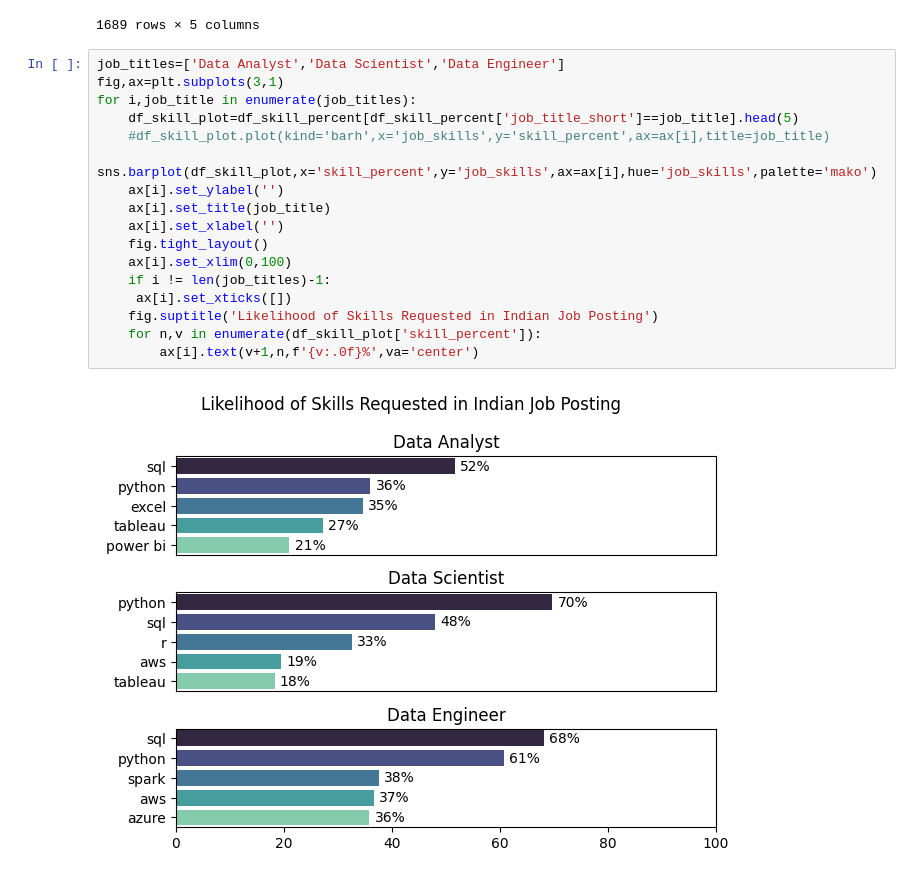
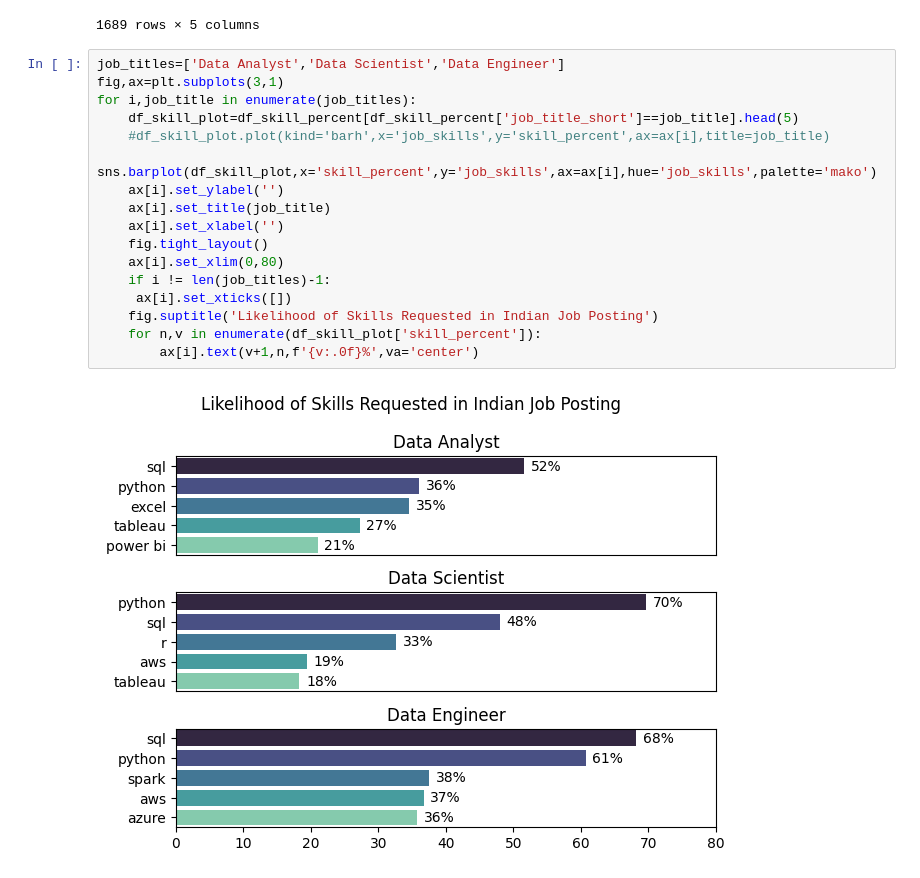
Before and after one commit to Johan0957/python-projects, a Jupyter notebook: 3_Project/2_Skills_Demand.ipynb, the cells around one changed output. Cells and saved outputs as stored; diff of their text form.

```diff
--- a/3_Project/2_Skills_Demand.ipynb
+++ b/3_Project/2_Skills_Demand.ipynb
@@ -89,19 +89,19 @@ df_skill_percent
 # %%
 job_titles=['Data Analyst','Data Scientist','Data Engineer']
 fig,ax=plt.subplots(3,1)
 for i,job_title in enumerate(job_titles):
     df_skill_plot=df_skill_percent[df_skill_percent['job_title_short']==job_title].head(5)
     #df_skill_plot.plot(kind='barh',x='job_skills',y='skill_percent',ax=ax[i],title=job_title)
     sns.barplot(df_skill_plot,x='skill_percent',y='job_skills',ax=ax[i],hue='job_skills',palette='mako')
     ax[i].set_ylabel('')
     ax[i].set_title(job_title)
     ax[i].set_xlabel('')
     fig.tight_layout()
-    ax[i].set_xlim(0,100)
+    ax[i].set_xlim(0,80)
     if i != len(job_titles)-1:
      ax[i].set_xticks([])
     fig.suptitle('Likelihood of Skills Requested in Indian Job Posting')
     for n,v in enumerate(df_skill_plot['skill_percent']):
         ax[i].text(v+1,n,f'{v:.0f}%',va='center')
 # %% [output]
-[figure, old version]
+[figure, new version]
```
